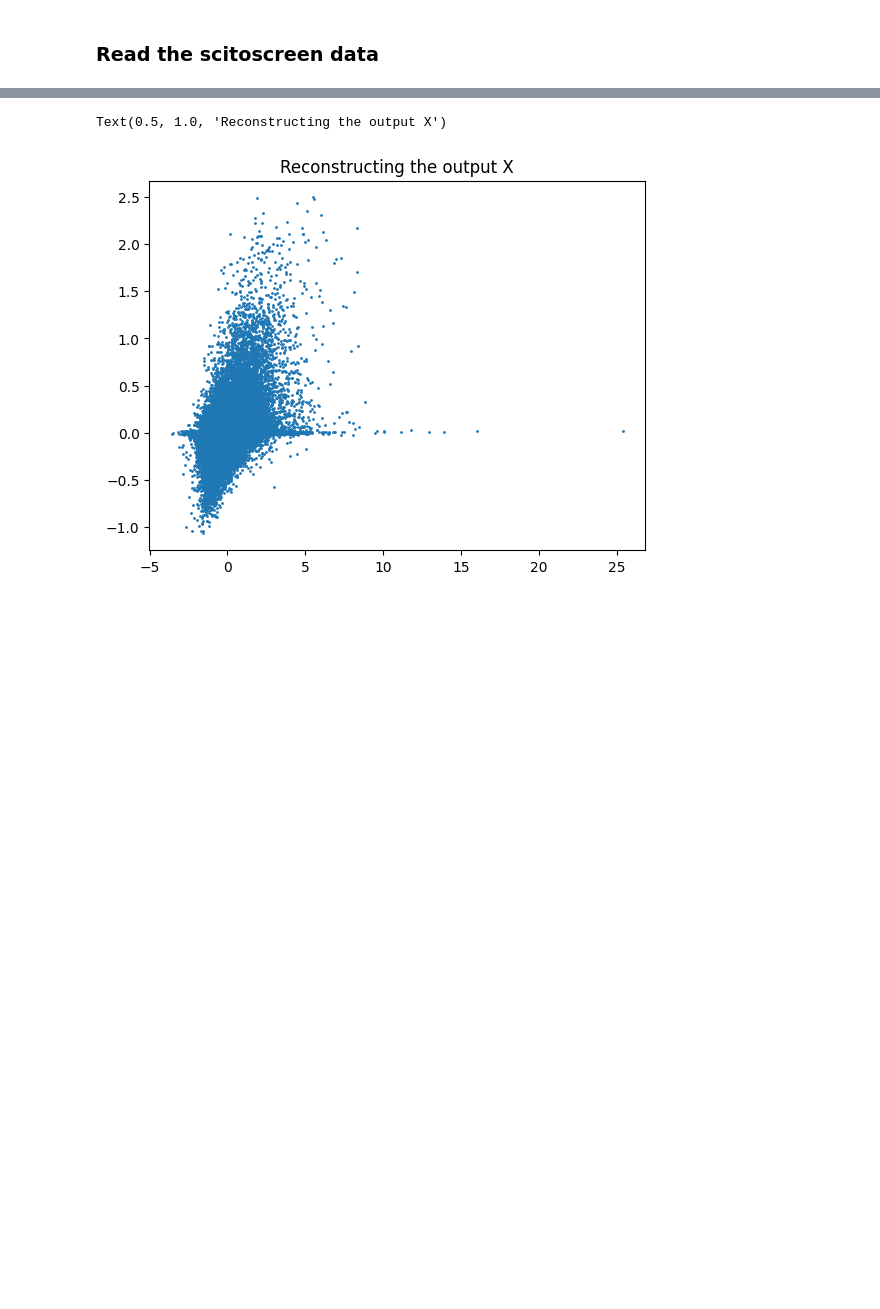
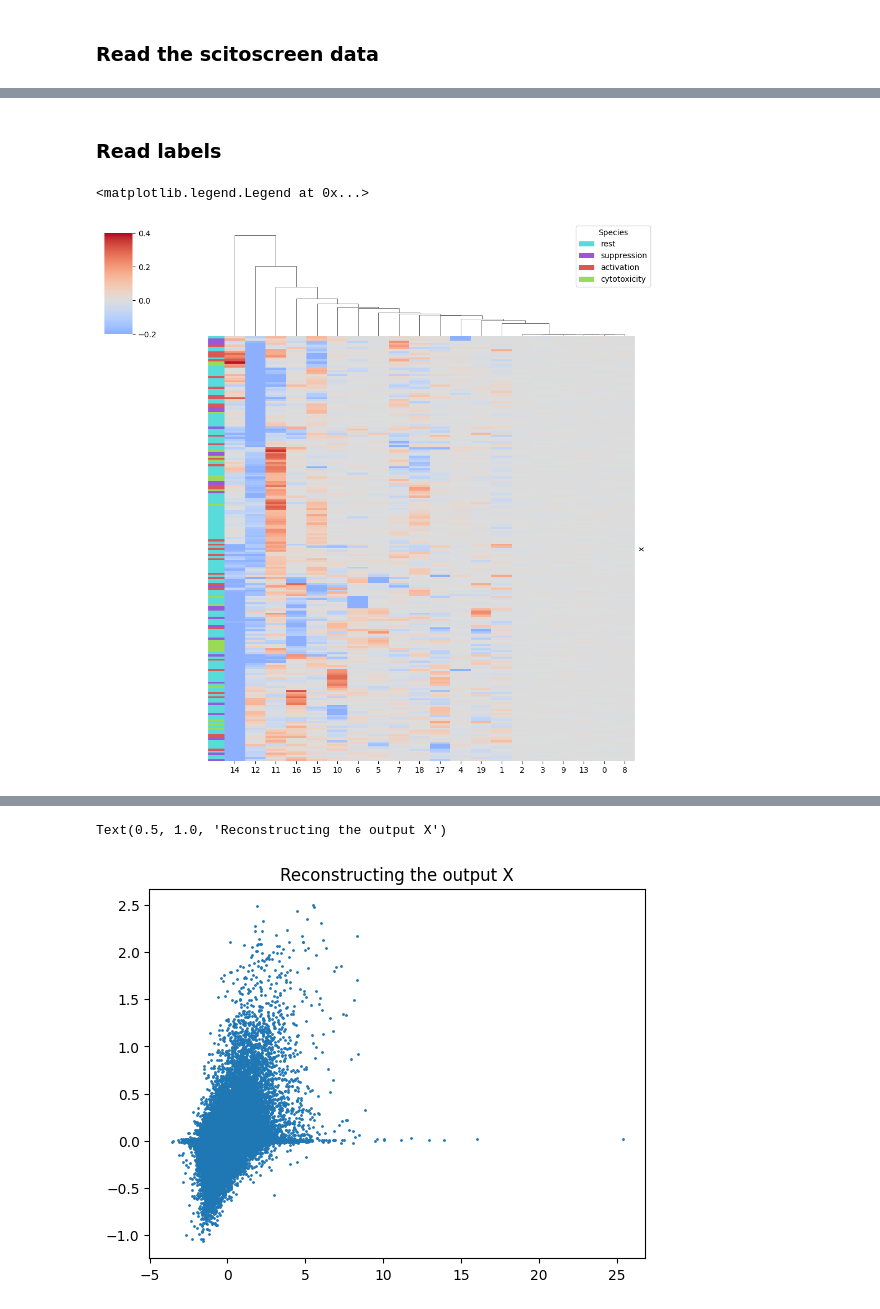
Before and after one commit to mincheoly/PerturbVI, a Jupyter notebook: examples/scitoscreen.ipynb, the cells around one changed output, grey strips where cells are left out. Drawn from its saved outputs; the diff is of its cells as text; code cells hidden in the pictures; blank space fills up the shorter version.

```diff
--- a/examples/scitoscreen.ipynb
+++ b/examples/scitoscreen.ipynb
@@ -101,0 +134,2 @@ class PerturbAE(nn.Module):
+# %% [markdown]
+### Read labels
@@ -101,0 +140,42 @@ class PerturbAE(nn.Module):
+# %%
+loadings = pd.DataFrame(
+    vae.decoder.weight.cpu().detach().numpy(),
+    index=adata.var.index)
+
+cg = sns.clustermap(
+    loadings,
+    center=0,
+    cmap='coolwarm',
+    metric='cosine',
+    vmax=0.4,
+    vmin=-0.2,
+    col_cluster=False)
+row_ind = cg.dendrogram_row.reordered_ind
+plt.close()
+
+phenotypes = ['cytotoxicity', 'suppression', 'activation']
+
+
+function = adata.var['function'].tolist()
+function = [x if x in phenotypes else 'rest' for x in function]
+unique = list(set(function))
+lut = dict(zip(unique, sns.hls_palette(len(unique), h=0.5)  ))
+row_colors = [lut[x] for x in function]
+
+cg = sns.clustermap(
+    loadings.iloc[row_ind],
+    center=0,
+    cmap='coolwarm',
+    vmax=0.4,
+    vmin=-0.2,
+    col_cluster=True,
+    row_cluster=False,
+    yticklabels=0,
+    row_colors=row_colors)
+
+handles = [Patch(facecolor=lut[name]) for name in lut]
+plt.legend(handles, lut, title='Species',
+           bbox_to_anchor=(1, 1), bbox_transform=plt.gcf().transFigure, loc='upper right')
+# %% [output]
+<matplotlib.legend.Legend at 0x...>
+[figure, added]
```
Also changed, not shown: parts of 16 cells of this notebook, 4 other files.
